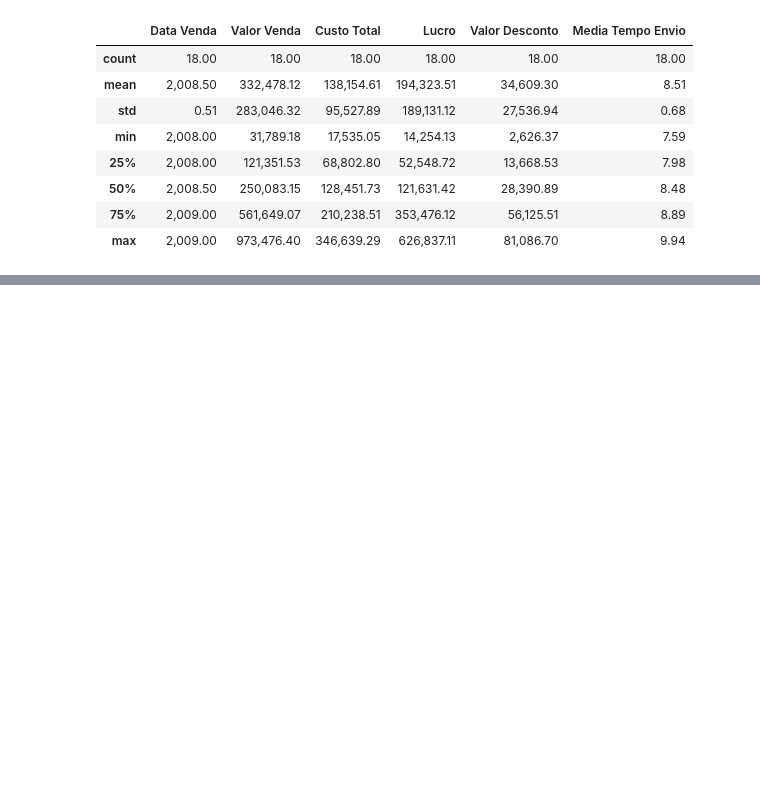
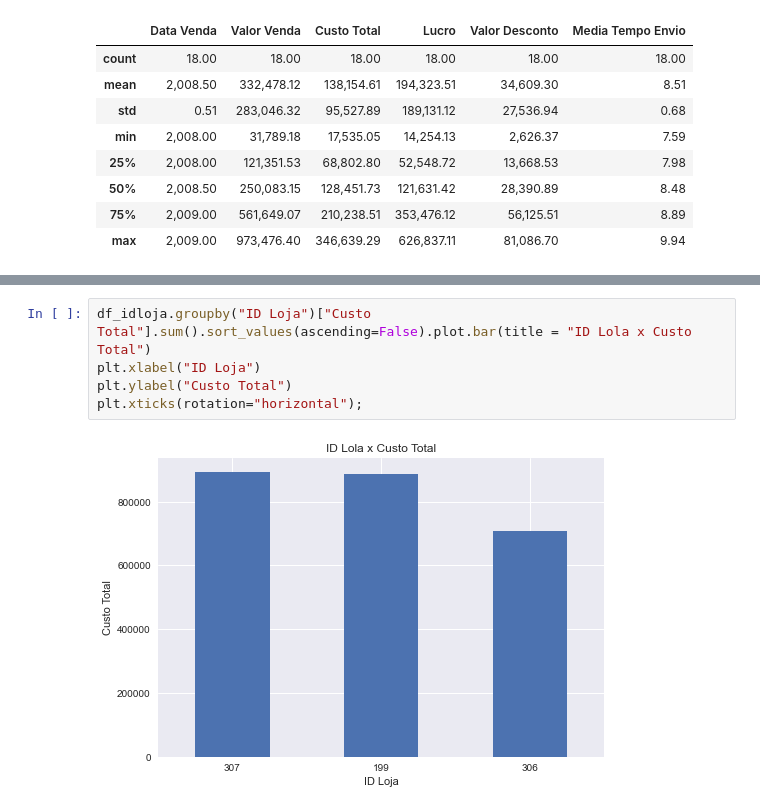
Before and after one commit to rdaniloc/base_dados_adventurework, a Jupyter notebook: Untitled.ipynb, the cells around one changed output, grey strips where cells are left out. Drawn from its saved outputs; the diff is of its cells as text; blank space fills up the shorter version.

Commit message:
Inicio da analise das lojas

```diff
--- a/Untitled.ipynb
+++ b/Untitled.ipynb
@@ -379,0 +388,7 @@ df_idloja.describe()
+# %%
+df_idloja.groupby("ID Loja")["Custo Total"].sum().sort_values(ascending=False).plot.bar(title = "ID Lola x Custo Total")
+plt.xlabel("ID Loja")
+plt.ylabel("Custo Total")
+plt.xticks(rotation="horizontal");
+# %% [output]
+[figure, added]
```
Also changed, not shown: parts of 4 cells of this notebook.
